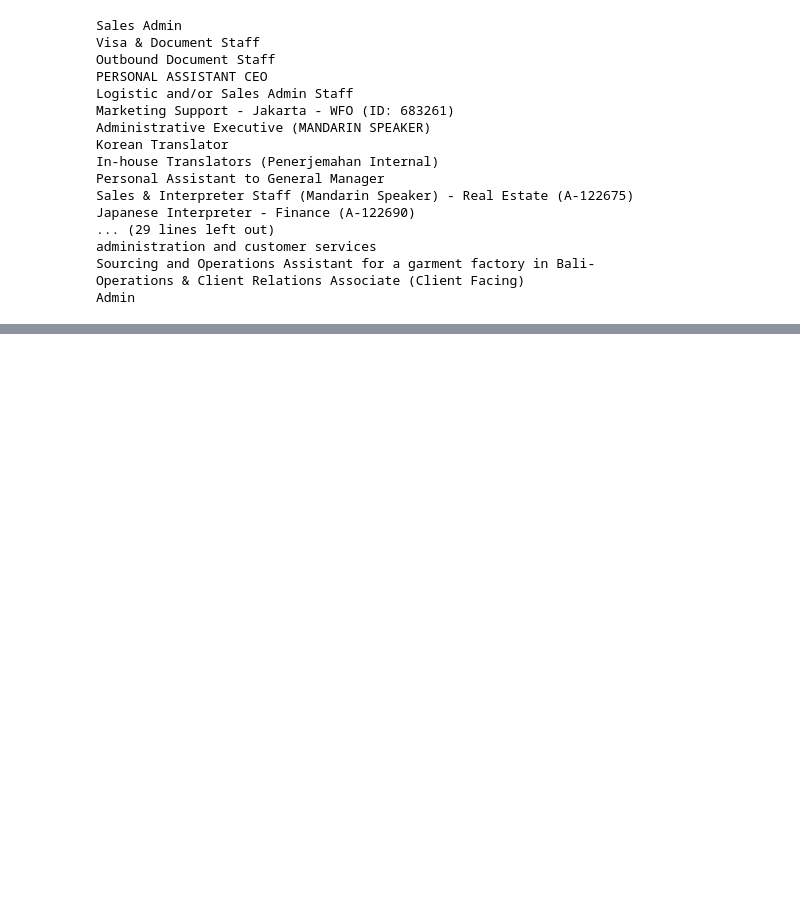
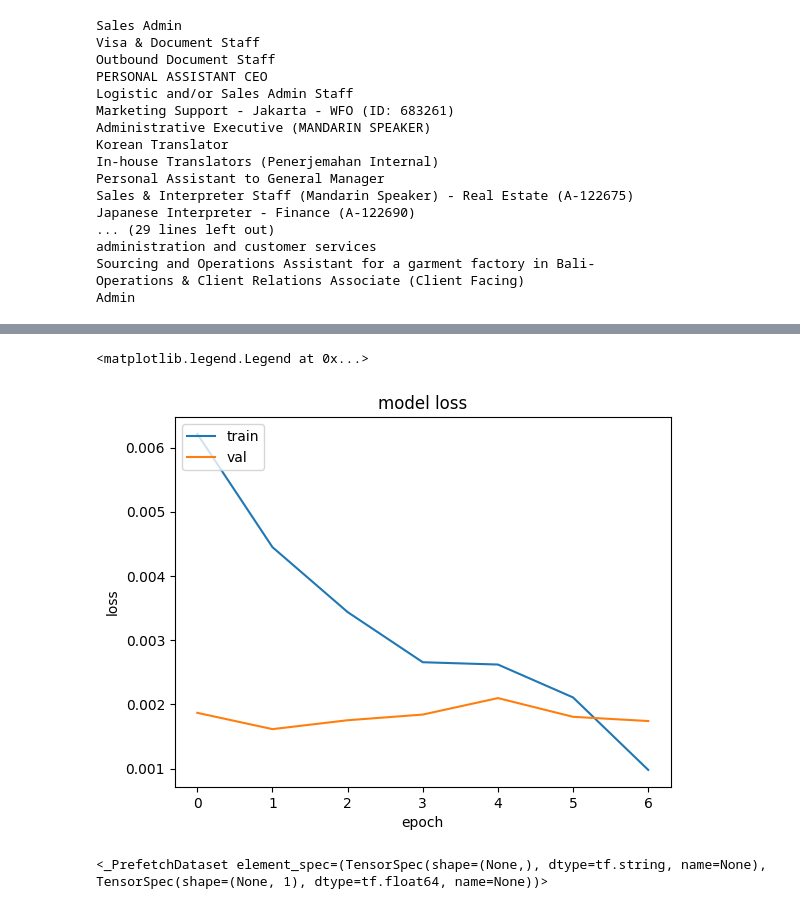
Before and after one commit to Jasman123/Web_scraping_and_Job_Analyze, a Jupyter notebook: Github_Project_WebScraping_Cities_featues.ipynb, the cells around one changed output, grey strips where cells are left out. Drawn from its saved outputs; the diff is of its cells as text; code cells hidden in the pictures; blank space fills up the shorter version.

```diff
--- a/Github_Project_WebScraping_Cities_featues.ipynb
+++ b/Github_Project_WebScraping_Cities_featues.ipynb
@@ -794,0 +684,37 @@ plt.show()
+# %%
+from tensorflow.keras import Sequential
+from tensorflow.keras.layers import Embedding, LSTM, Dense
+from tensorflow.keras.layers import Dropout
+
+model = Sequential([
+    vectorize_layer,
+    Embedding(MAX_VOCAB, 128, mask_zero=True),
+    LSTM(128, dropout=0.3, recurrent_dropout=0.3),
+    Dense(64, activation="relu"),
+    Dropout(0.3),
+    Dense(1)
+])
+# %%
+from tensorflow.keras.callbacks import EarlyStopping
+
+# Compile BEFORE training
+model.compile(
+    loss="mse",
+    optimizer="adam",
+    metrics=["mae"]
+)
+
+# Early stopping
+early_stop = EarlyStopping(
+    monitor="val_loss",
+    patience=5,
+    restore_best_weights=True
+)
+
+# Train
+history = model.fit(
+    train_ds,
+    validation_data=val_ds,
+    epochs=100,
+    callbacks=[early_stop]
+)
@@ -794,0 +736,14 @@ plt.show()
+# %%
+plt.plot(model.history.history['loss'])
+plt.plot(model.history.history['val_loss'])
+plt.title('model loss')
+plt.ylabel('loss')
+plt.xlabel('epoch')
+plt.legend(['train', 'val'], loc='upper left')
+# %% [output]
+<matplotlib.legend.Legend at 0x...>
+[figure, added]
+# %%
+val_ds
+# %% [output]
+<_PrefetchDataset element_spec=(TensorSpec(shape=(None,), dtype=tf.string, name=None), TensorSpec(shape=(None, 1), dtype=tf.float64, name=None))>
```
Also changed, not shown: parts of 35 cells of this notebook.
